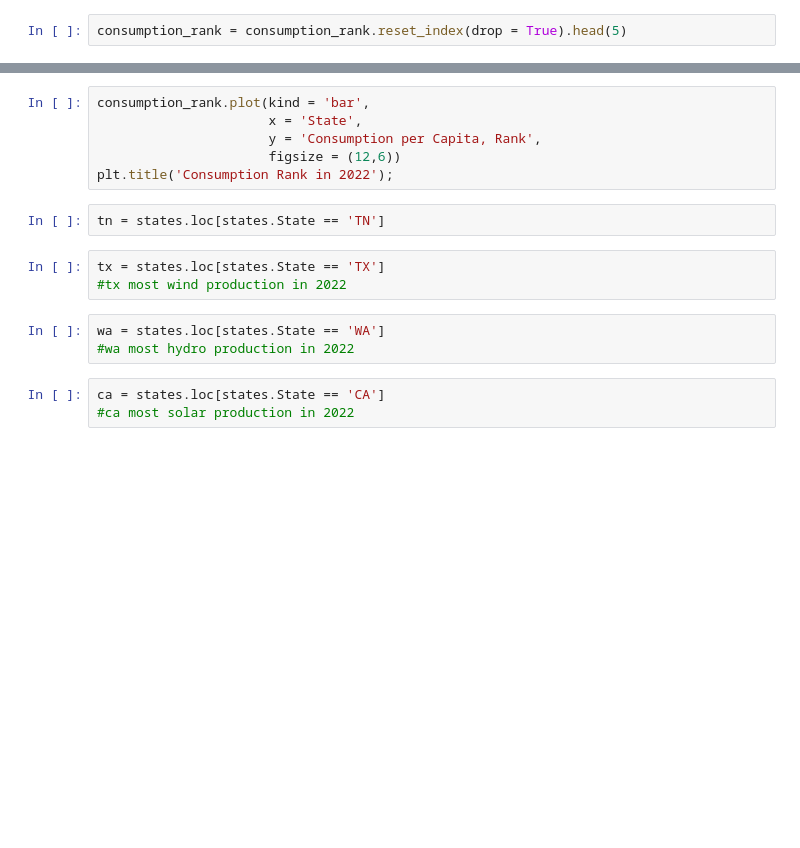
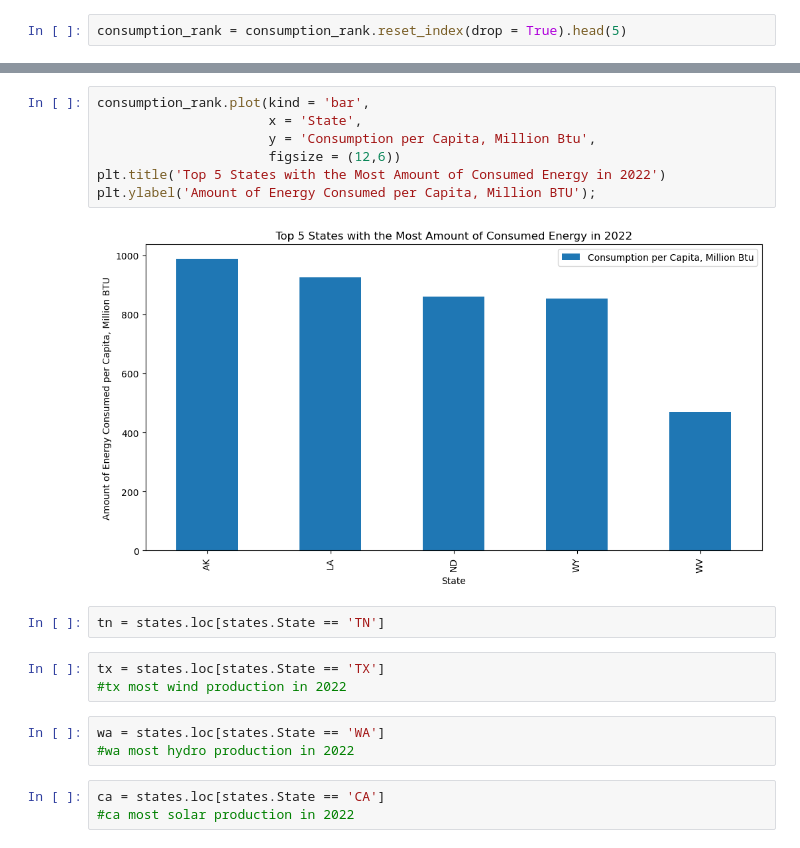
Before and after one commit to Hunter-Farrar/Capstone_Hunter, a Jupyter notebook: notebooks/states.ipynb, the cells around one changed output, grey strips where cells are left out. Cells and saved outputs as stored; diff of their text form; blank space fills up the shorter version.

```diff
--- a/notebooks/states.ipynb
+++ b/notebooks/states.ipynb
@@ -35,9 +85,12 @@ plt.title('Production Rank in 2022');
 # %%
 consumption_rank.plot(kind = 'bar',
                       x = 'State',
-                      y = 'Consumption per Capita, Rank',
+                      y = 'Consumption per Capita, Million Btu',
                       figsize = (12,6))
-plt.title('Consumption Rank in 2022');
+plt.title('Top 5 States with the Most Amount of Consumed Energy in 2022')
+plt.ylabel('Amount of Energy Consumed per Capita, Million BTU');
+# %% [output]
+[figure, added]
 # %%
 tn = states.loc[states.State == 'TN']
 # %%
```
Also changed, not shown: parts of 10 cells of this notebook, 5 other files.
